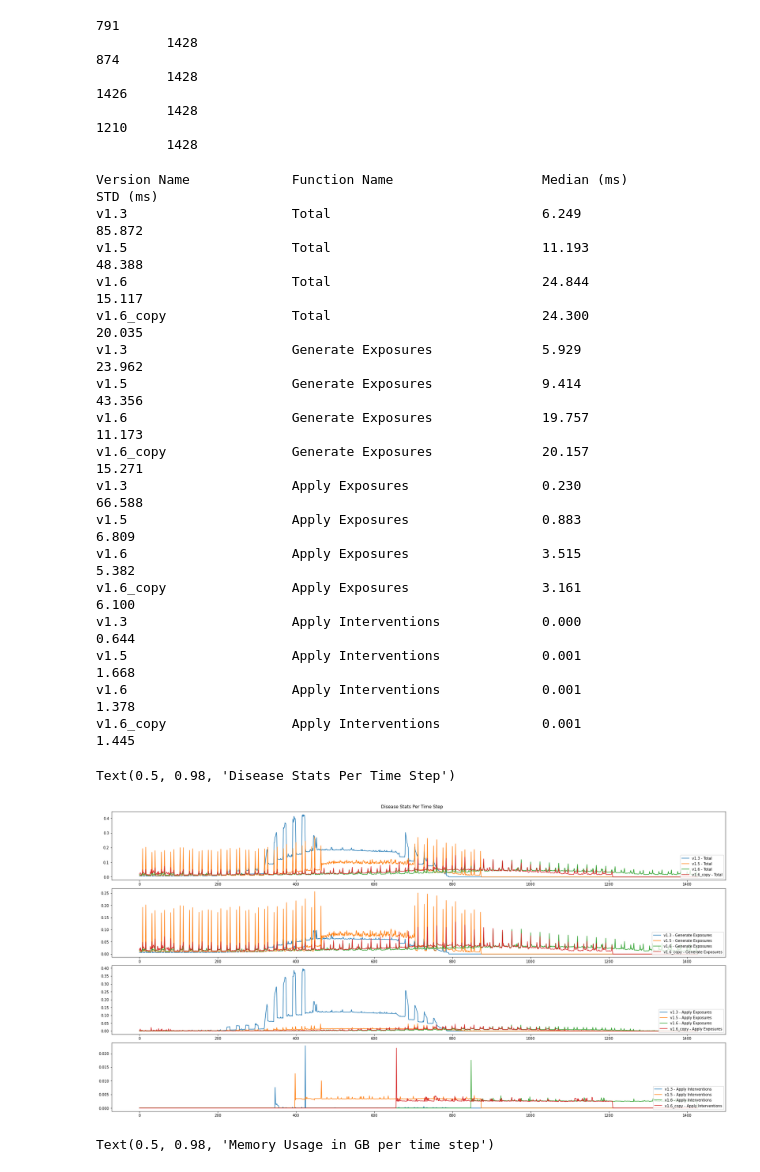
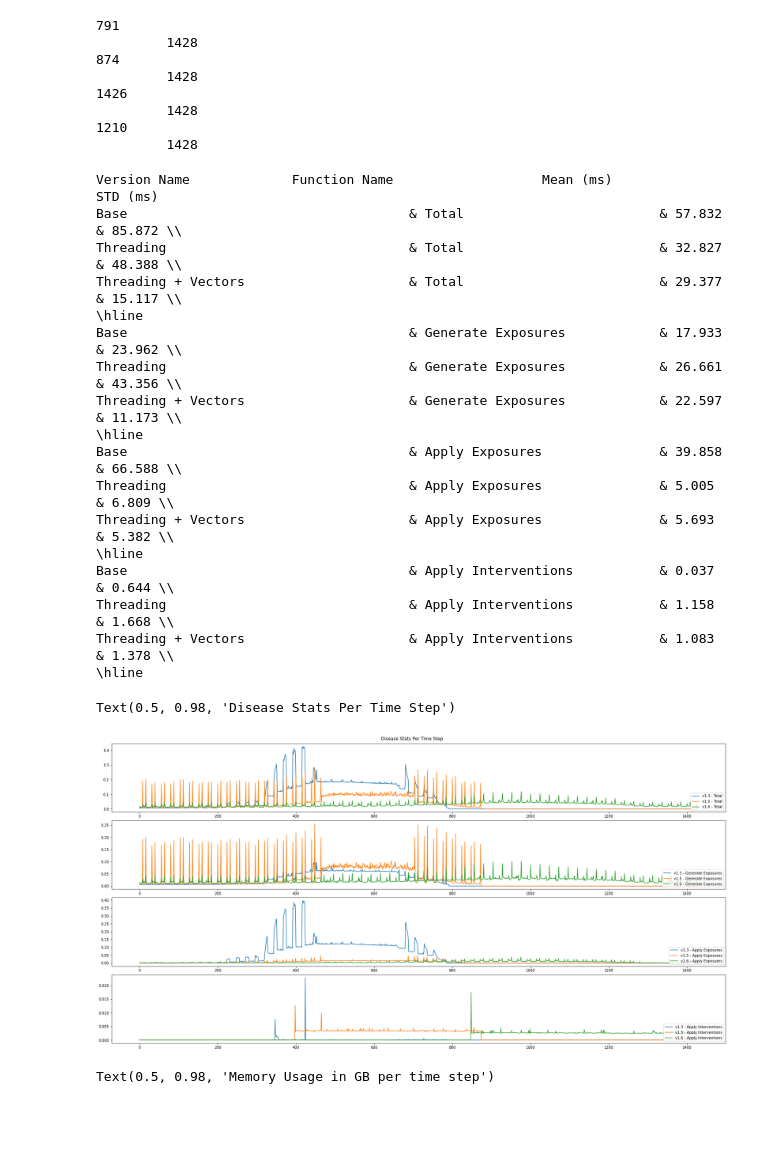
Before and after one commit to NoSuchThingAsRandom/EpidemicSimulator, a Jupyter notebook: statistics_results/statistics.ipynb, the cells around one changed output. Saved outputs shown, nothing was run; the diff lists cells and outputs as text; code cells hidden in the pictures; blank space fills up the shorter version.

```diff
--- a/statistics_results/statistics.ipynb
+++ b/statistics_results/statistics.ipynb
@@ -87,35 +87,40 @@ for  version_data in disease_stats.values():
          1428
 # %%
 fig,axes=plt.subplots(len(timings[list(timings.keys())[0]].keys()),constrained_layout=True)
-print("Version Name\t\t","Function Name".ljust(20),"\t\t","Median (ms)".ljust(8),"\t\tSTD (ms)")
+print("Version Name\t\t","Function Name".ljust(20),"\t\t","Mean (ms)".ljust(8),"\t\tSTD (ms)")
+#"\t\t","Median (ms)".ljust(8),
 for index,function_name in enumerate(timings[list(timings.keys())[0]].keys()):
-    for version_name,version_data in timings.items():
+    for pretty_name,(version_name,version_data) in zip(["Base","Threading","Threading + Vectors",""],timings.items()):
+        if pretty_name=="":
+            continue
         axes[index].plot(range(0,size),version_data[function_name],label=version_name+" - "+function_name)
         axes[index].legend(loc="lower right")
         sorted_data=sorted(list(version_data[function_name]))
         #print(version_name," - ",function_name,", Median: ",np.median(sorted_data)*1000,"ms, Std: ",np.std(sorted_data)*1000,"ms")
-        print(version_name.ljust(12),"\t\t",function_name.ljust(20),"\t\t",("%.3f" % (np.median(sorted_data)*1000)).ljust(8),"\t\t",("%.3f" % (np.std(sorted_data)*1000)))
+        #("%.3f" % (np.median(sorted_data)*1000)).ljust(8),"\t\t&",
+        print(pretty_name.ljust(24),"\t\t&",function_name.ljust(20),"\t\t&",("%.3f" % (np.mean(sorted_data)*1000)).ljust(8),"\t\t&",("%.3f" % (np.std(sorted_data)*1000)),"\\\\")
+    print("\hline")
 fig.suptitle("Disease Stats Per Time Step")
 # %% [output]
-Version Name             Function Name                   Median (ms)            STD (ms)
-v1.3                     Total                           6.249                   85.872
-v1.5                     Total                           11.193                  48.388
-v1.6                     Total                           24.844                  15.117
-v1.6_copy                Total                           24.300                  20.035
-v1.3                     Generate Exposures              5.929                   23.962
-v1.5                     Generate Exposures              9.414                   43.356
-v1.6                     Generate Exposures              19.757                  11.173
-v1.6_copy                Generate Exposures              20.157                  15.271
-v1.3                     Apply Exposures                 0.230                   66.588
-v1.5                     Apply Exposures                 0.883                   6.809
-v1.6                     Apply Exposures                 3.515                   5.382
-v1.6_copy                Apply Exposures                 3.161                   6.100
-v1.3                     Apply Interventions             0.000                   0.644
-v1.5                     Apply Interventions             0.001                   1.668
-v1.6                     Apply Interventions             0.001                   1.378
-v1.6_copy                Apply Interventions             0.001                   1.445
+Version Name             Function Name                   Mean (ms)              STD (ms)
+Base                                    & Total                         & 57.832                & 85.872 \\
+Threading                               & Total                         & 32.827                & 48.388 \\
+Threading + Vectors                     & Total                         & 29.377                & 15.117 \\
+\hline
+Base                                    & Generate Exposures            & 17.933                & 23.962 \\
+Threading                               & Generate Exposures            & 26.661                & 43.356 \\
+Threading + Vectors                     & Generate Exposures            & 22.597                & 11.173 \\
+\hline
+Base                                    & Apply Exposures               & 39.858                & 66.588 \\
+Threading                               & Apply Exposures               & 5.005                 & 6.809 \\
+Threading + Vectors                     & Apply Exposures               & 5.693                 & 5.382 \\
+\hline
+Base                                    & Apply Interventions           & 0.037                 & 0.644 \\
+Threading                               & Apply Interventions           & 1.158                 & 1.668 \\
+Threading + Vectors                     & Apply Interventions           & 1.083                 & 1.378 \\
+\hline
 Text(0.5, 0.98, 'Disease Stats Per Time Step')
-[figure, old version]
+[figure, new version]
 # %%
 fig,axes=plt.subplots(constrained_layout=True)
 for version_name,version_data in memory_usage.items():
```
Also changed, not shown: 1 other file.
